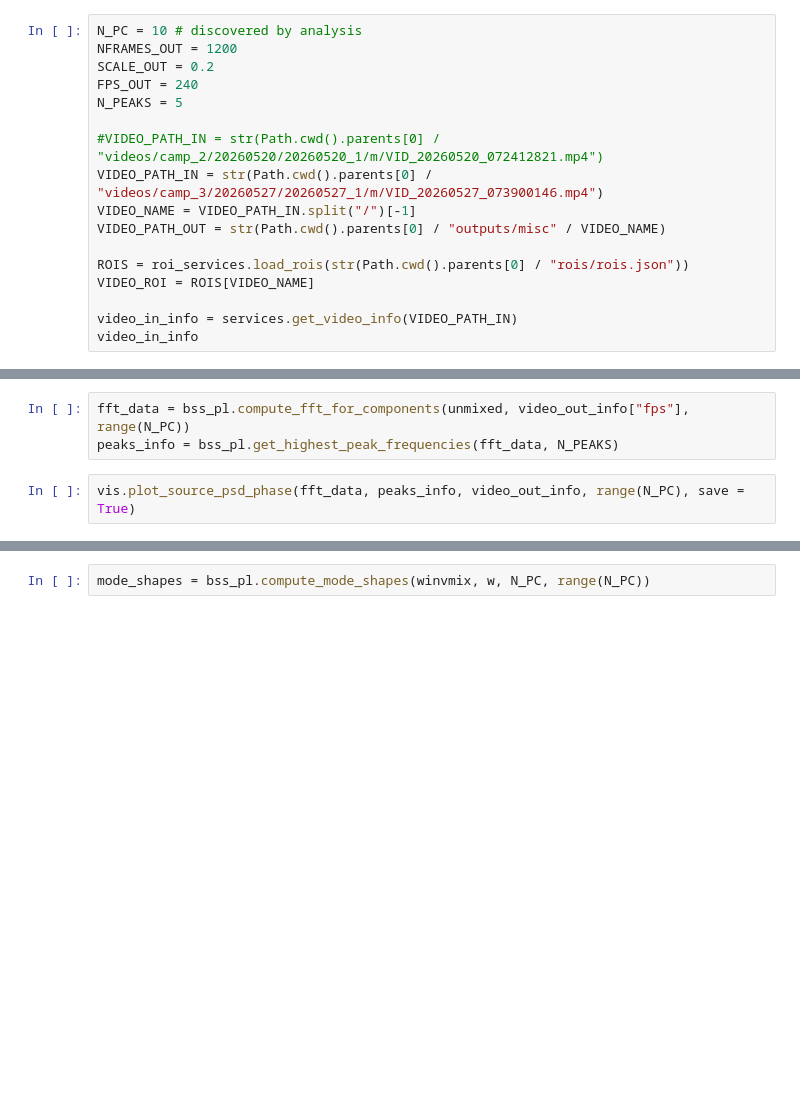
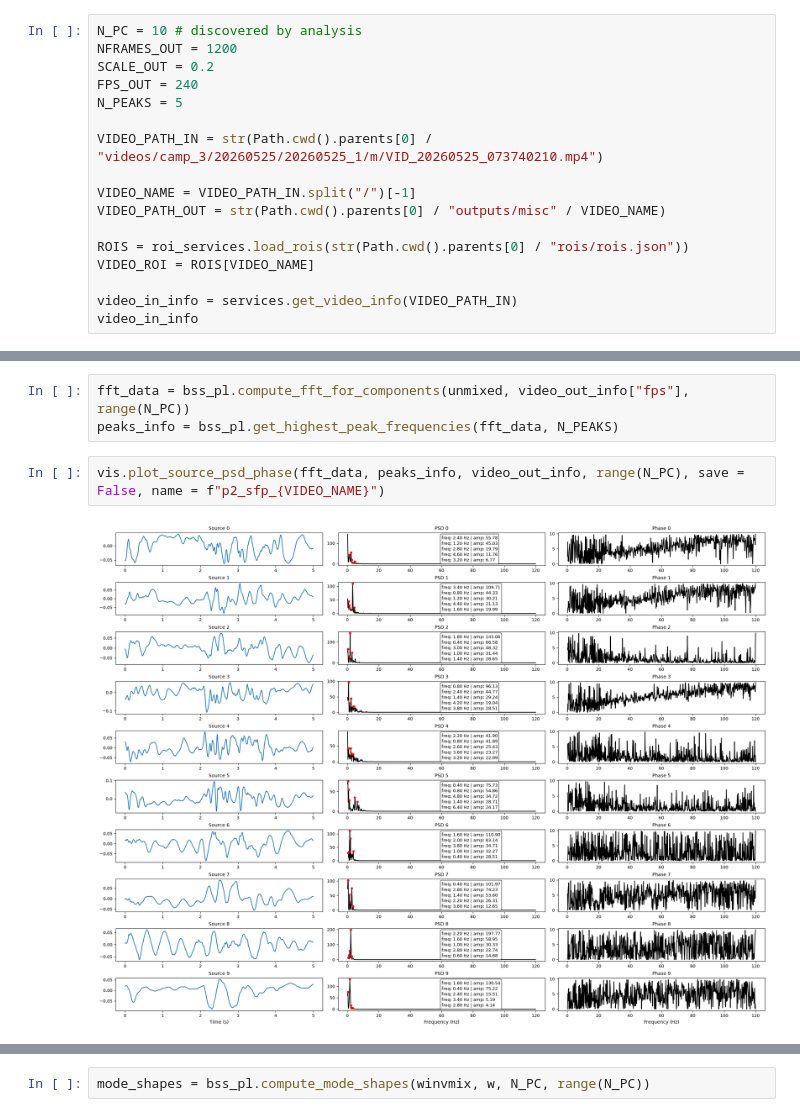
Before and after one commit to regicsf2010/marajo, a Jupyter notebook: notebooks/main_single_video.ipynb, the cells around one changed output, grey strips where cells are left out. Saved outputs shown, nothing was run; the diff lists cells and outputs as text; blank space fills up the shorter version.

```diff
--- a/notebooks/main_single_video.ipynb
+++ b/notebooks/main_single_video.ipynb
@@ -25,8 +25,8 @@ SCALE_OUT = 0.2
 FPS_OUT = 240
 N_PEAKS = 5
 
-#VIDEO_PATH_IN = str(Path.cwd().parents[0] / "videos/camp_2/20260520/20260520_1/m/VID_20260520_072412821.mp4")
-VIDEO_PATH_IN = str(Path.cwd().parents[0] / "videos/camp_3/20260527/20260527_1/m/VID_20260527_073900146.mp4")
+VIDEO_PATH_IN = str(Path.cwd().parents[0] / "videos/camp_3/20260525/20260525_1/m/VID_20260525_073740210.mp4")
+
 VIDEO_NAME = VIDEO_PATH_IN.split("/")[-1]
 VIDEO_PATH_OUT = str(Path.cwd().parents[0] / "outputs/misc" / VIDEO_NAME)
 
@@ -50,5 +66,7 @@ unmixed, winvmix, w, h = bss_pl.run_pipeline(VIDEO_PATH_OUT, N_PC)
 fft_data = bss_pl.compute_fft_for_components(unmixed, video_out_info["fps"], range(N_PC))
 peaks_info = bss_pl.get_highest_peak_frequencies(fft_data, N_PEAKS)
 # %%
-vis.plot_source_psd_phase(fft_data, peaks_info, video_out_info, range(N_PC), save = True)
+vis.plot_source_psd_phase(fft_data, peaks_info, video_out_info, range(N_PC), save = False, name = f"p2_sfp_{VIDEO_NAME}")
+# %% [output]
+[figure, added]
 # %%
```
Also changed, not shown: parts of 3 cells of this notebook, 5 other files.
